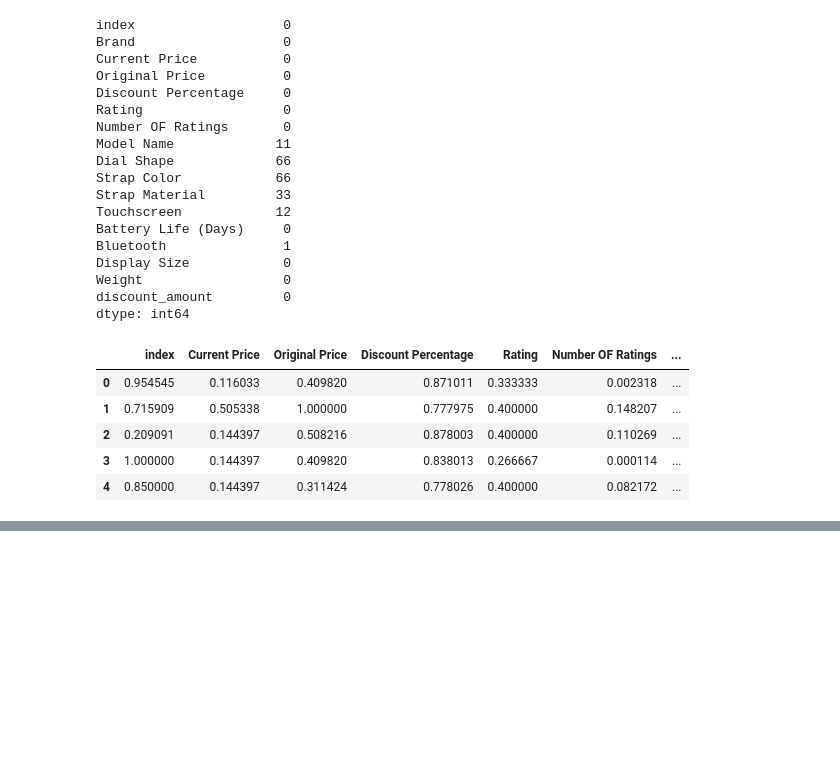
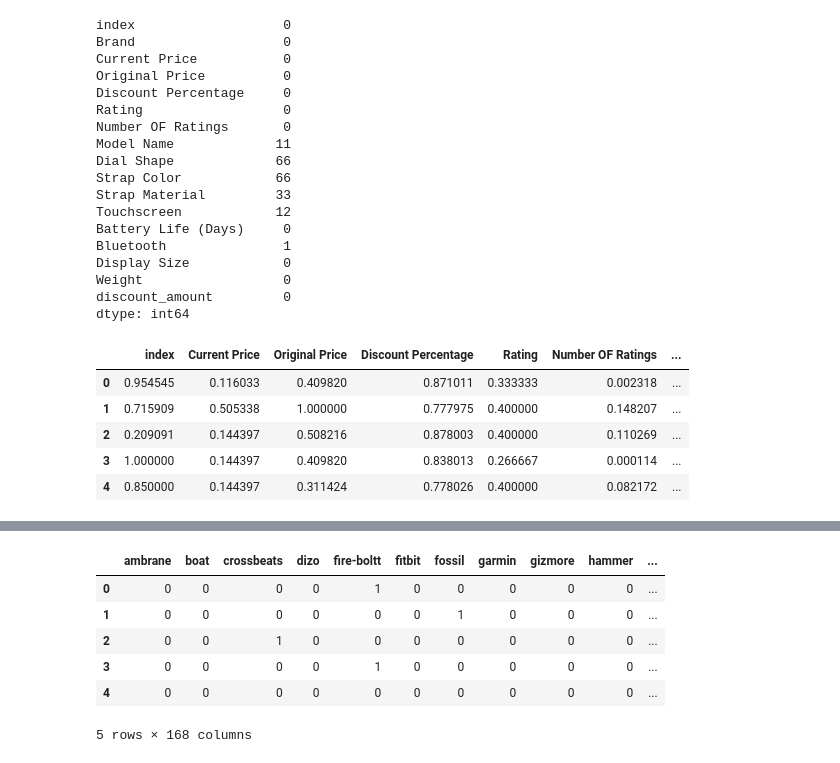
Before and after one commit to moronjie/watch_price_ml_project, a Jupyter notebook: main.ipynb, the cells around one changed output, grey strips where cells are left out. Saved outputs shown, nothing was run; the diff lists cells and outputs as text; code cells hidden in the pictures; blank space fills up the shorter version.

```diff
--- a/main.ipynb
+++ b/main.ipynb
@@ -426,0 +494,4 @@ train_df.head()
+# %%
+Model_Name = pd.get_dummies(train_df['Model Name']).drop(['other'], axis=1)
+Model_Name = Model_Name.astype(int)
+Model_Name.head()
@@ -426,0 +517,4 @@ train_df.head()
+# %%
+Dial_Shape = pd.get_dummies(train_df['Dial Shape']).drop(['other'], axis=1)
+Dial_Shape = Dial_Shape.astype(int)
+Dial_Shape.head()
@@ -426,0 +528,11 @@ train_df.head()
+# %%
+new_df = pd.concat([brand, Model_Name, Dial_Shape], axis=1)
+new_df.head()
+# %% [output]
+|  | ambrane | boat | crossbeats | dizo | fire-boltt | fitbit | fossil | garmin | gizmore | hammer | ... |
+| 0 | 0 | 0 | 0 | 0 | 1 | 0 | 0 | 0 | 0 | 0 | ... |
+| 1 | 0 | 0 | 0 | 0 | 0 | 0 | 1 | 0 | 0 | 0 | ... |
+| 2 | 0 | 0 | 1 | 0 | 0 | 0 | 0 | 0 | 0 | 0 | ... |
+| 3 | 0 | 0 | 0 | 0 | 1 | 0 | 0 | 0 | 0 | 0 | ... |
+| 4 | 0 | 0 | 0 | 0 | 0 | 0 | 0 | 0 | 0 | 0 | ... |
+5 rows × 168 columns
```
Also changed, not shown: parts of 12 cells of this notebook, 2 other files.
